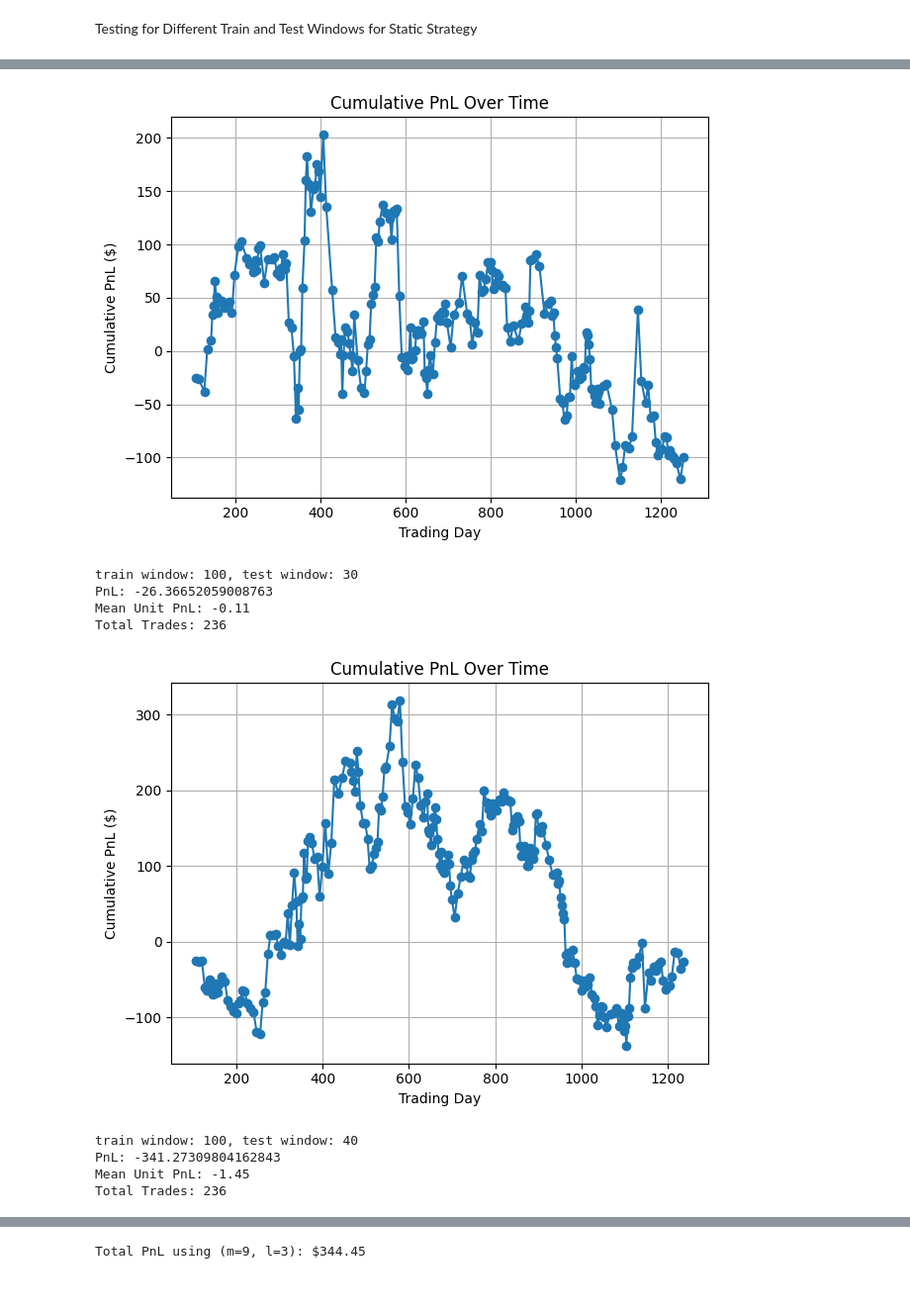
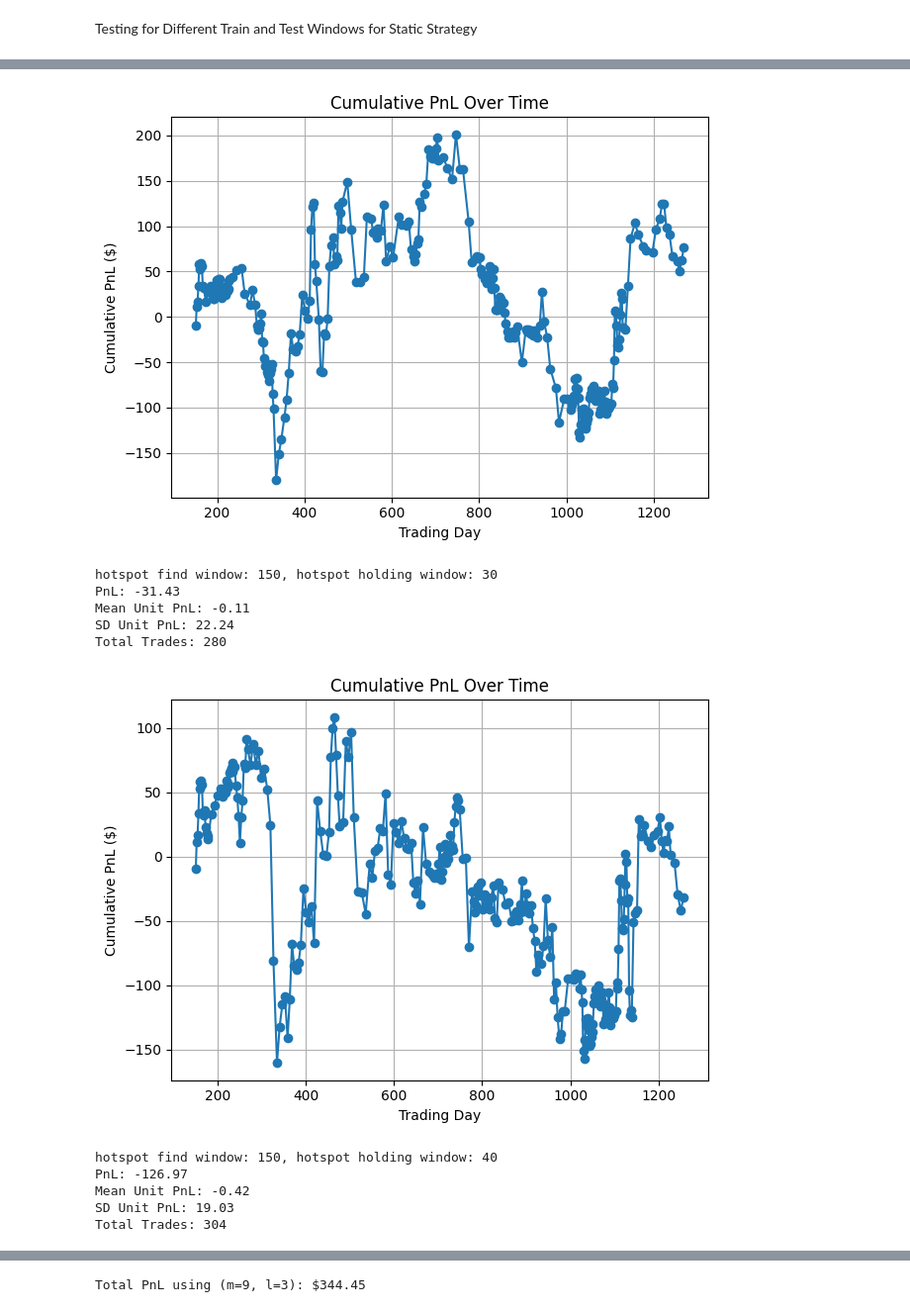
Before and after one commit to ckook24/Koopman-DMD-Algorithm, a Jupyter notebook: Koopman_DMD.ipynb, the cells around one changed output, grey strips where cells are left out. Shown at 99% size. Drawn from its saved outputs; the diff is of its cells as text; code cells hidden in the pictures.

```diff
--- a/Koopman_DMD.ipynb
+++ b/Koopman_DMD.ipynb
@@ -236,7 +227,7 @@ def find_hotspot(data_arr, m_start, m_end, l_start, l_end):
 data_arr = daily_chg_data
 m_start, m_end = 6, 30
 l_start, l_end = 2, 10
-data_arr_samp = data_arr #[:, 1200:1450]  # Assuming 252 trading days per year
+data_arr_samp = data_arr[:, -150:]  # Assuming 252 trading days per year
 # %%
 scores, potential_hotspots, hotspots, preds_array, actuals_array, accuracy_scores, averages = find_hotspot(data_arr_samp, m_start, m_end, l_start, l_end)
 # %%
@@ -460,0 +499,13 @@ np.float64(-14.343270412400415)
+# %%
+window_len = 150
+dynamic_pnl, dynamic_trades = simulate_dynamic_strategy(
+    neighbor_hotspot = False,
+    bankroll=1000,
+    data_arr=daily_data,
+    daily_chg_data = daily_chg_data,
+    window_len = window_len,
+    m_start = m_start,
+    m_end = m_end,
+    l_start = l_start,
+    l_end = l_end
+)
@@ -460,0 +520,5 @@ np.float64(-14.343270412400415)
+# %%
+pnl = [trade['pnl'] for trade in dynamic_trades]
+plt.hist(pnl, bins=30, edgecolor='black')
+plt.title('Distribution of Unit PnL')
+plt.show()
@@ -649,0 +717,15 @@ np.float64(656.700513745207)
+# %%
+training_window = 150
+test_window = 40
+static_pnl, static_trades, available_trading_days = simulate_static_strategy(
+    neighbor_hotspot = False,
+    bankroll=1000,
+    data_arr=daily_data,
+    percent_change_arr = daily_chg_data,
+    window_len=training_window, #test different window_len
+    step_n=test_window, #test different step_n
+    m_start=5,
+    m_end=30,
+    l_start=2,
+    l_end=10
+)
@@ -667,6 +782,6 @@ Testing for Different Train and Test Windows for Static Strategy
 # %%
-train_windows = [100, 150, 200, 250, 300]
-test_windows = [20, 30, 40, 50, 60]
+train_windows = [150, 175, 200]
+test_windows = [20, 30, 40, 50]
 result = []
 
 for train in train_windows:
@@ -675,6 +790,7 @@ for train in train_windows:
         if train < test:
             continue
         static_pnl, static_trades, available_trading_days = simulate_static_strategy(
+        neighbor_hotspot = False,
         bankroll=1000,
         data_arr=daily_data,
         percent_change_arr = daily_chg_data,
@@ -687,9 +803,10 @@ for train in train_windows:
         )
         pnl = [trade['pnl'] for trade in static_trades]
         train_result.append((train, test, static_pnl, pnl))
-        print(f'train window: {train}, test window: {test}')
-        print(f'PnL: {static_pnl}')
+        print(f'hotspot find window: {train}, hotspot holding window: {test}')
+        print(f'PnL: {static_pnl:.2f}')
         print(f'Mean Unit PnL: {np.mean(pnl):.2f}')
+        print(f'SD Unit PnL: {np.std(pnl):.2f}')
         print(f'Total Trades: {len(static_trades)}')
         plot_pnl(static_trades)
     result.append(train_result)
@@ -701,10 +819,12 @@ Total Trades: 220
-[figure, old version]
+[figure, new version]
-train window: 100, test window: 30
-PnL: -26.36652059008763
+hotspot find window: 150, hotspot holding window: 30
+PnL: -31.43
 Mean Unit PnL: -0.11
-Total Trades: 236
+SD Unit PnL: 22.24
+Total Trades: 280
-[figure, old version]
+[figure, new version]
-train window: 100, test window: 40
-PnL: -341.27309804162843
-Mean Unit PnL: -1.45
-Total Trades: 236
+hotspot find window: 150, hotspot holding window: 40
+PnL: -126.97
+Mean Unit PnL: -0.42
+SD Unit PnL: 19.03
+Total Trades: 304
```
Also changed, not shown: parts of 50 cells of this notebook, 2 other files.
